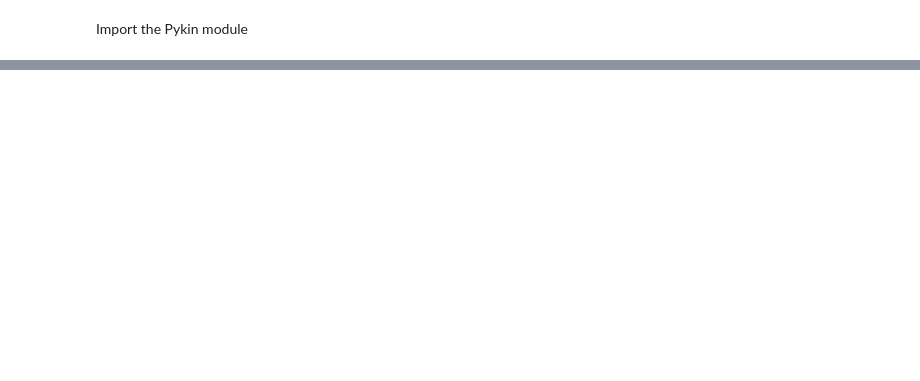
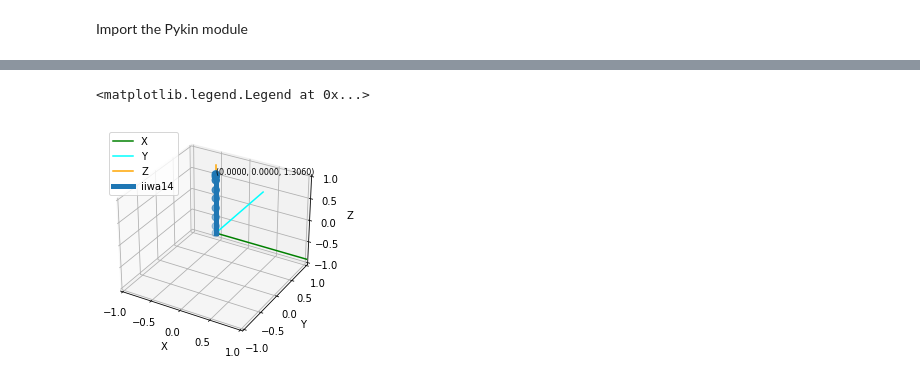
Before and after one commit to jdj2261/pykin, a Jupyter notebook: tutorials/robot_info.ipynb, the cells around one changed output, grey strips where cells are left out. Drawn from its saved outputs; the diff is of its cells as text; code cells hidden in the pictures; blank space fills up the shorter version.

Commit message:
modified robot info

```diff
--- a/tutorials/robot_info.ipynb
+++ b/tutorials/robot_info.ipynb
@@ -34 +35,16 @@ active joint names:
 ****************************************************************************************************
+# %%
+from pykin.utils import plot_utils as plt
+
+fig, ax = plt.init_3d_figure()
+plt.plot_robot(robot,
+               transformations=robot.transformations,
+               ax=ax,
+               name=robot.robot_name,
+               visible_visual=False,
+               visible_collision=False,
+               mesh_path='../asset/urdf/baxter/')
+ax.legend()
+# %% [output]
+<matplotlib.legend.Legend at 0x...>
+[figure, added]
```
Also changed, not shown: parts of 2 cells of this notebook, 5 other files.
